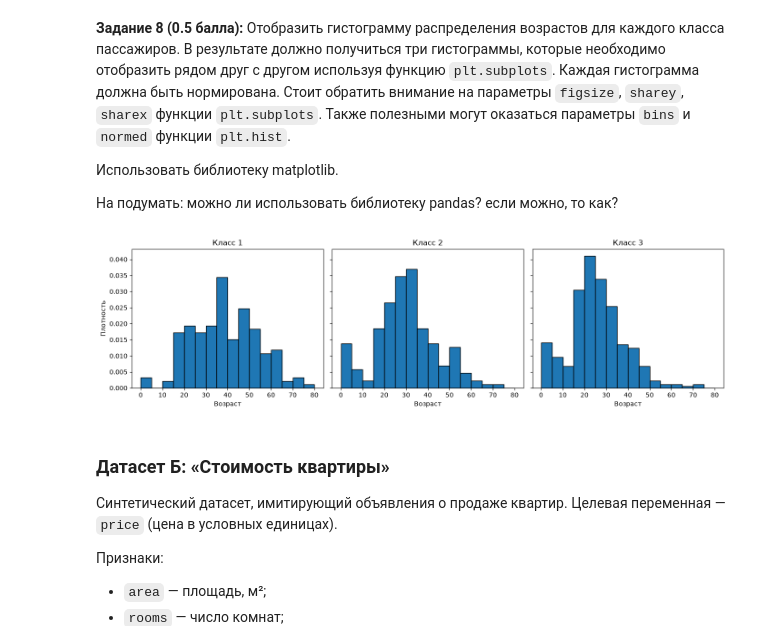
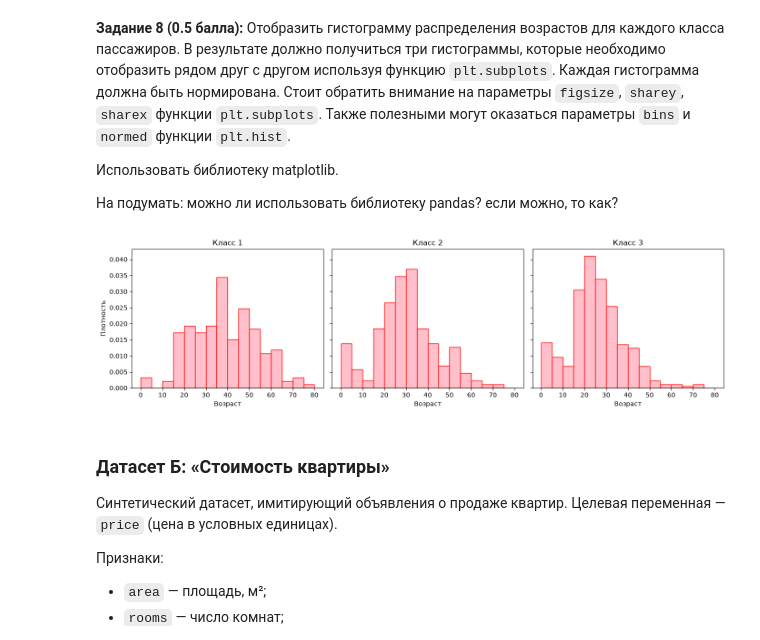
Before and after one commit to PolinaOvechka/Languages_for_AI_Yaroslavtseva_Polina, a Jupyter notebook: Lab_02/Languages_for_AI__Python_ML_Lab02_(2).ipynb, the cells around one changed output. Cells and saved outputs as stored; diff of their text form; code cells hidden in the pictures.

```diff
--- a/Lab_02/Languages_for_AI__Python_ML_Lab02_(2).ipynb
+++ b/Lab_02/Languages_for_AI__Python_ML_Lab02_(2).ipynb
@@ -355,18 +358,18 @@ __Задание 8 (0.5 балла):__ Отобразить гистограмм
 # %%
 fig, axes = plt.subplots(1, 3, figsize=(14, 4), sharex=True, sharey=True)
 bins = np.arange(0, 85, 5)
 
 for i in range(3):
     ages = titanic.loc[titanic["Pclass"] == i + 1, "Age"].dropna()
-    axes[i].hist(ages, bins=bins, density=True, edgecolor="black")
+    axes[i].hist(ages, bins=bins, density=True, edgecolor="red", color="pink")
     axes[i].set_title(f"Класс {i + 1}")
     axes[i].set_xlabel("Возраст")
 
 axes[0].set_ylabel("Плотность")
 plt.tight_layout()
 plt.show()
 # %% [output]
-[figure, old version]
+[figure, new version]
 # %% [markdown]
 ### Датасет Б: «Стоимость квартиры»
 
```
Also changed, not shown: parts of 8 cells of this notebook.
